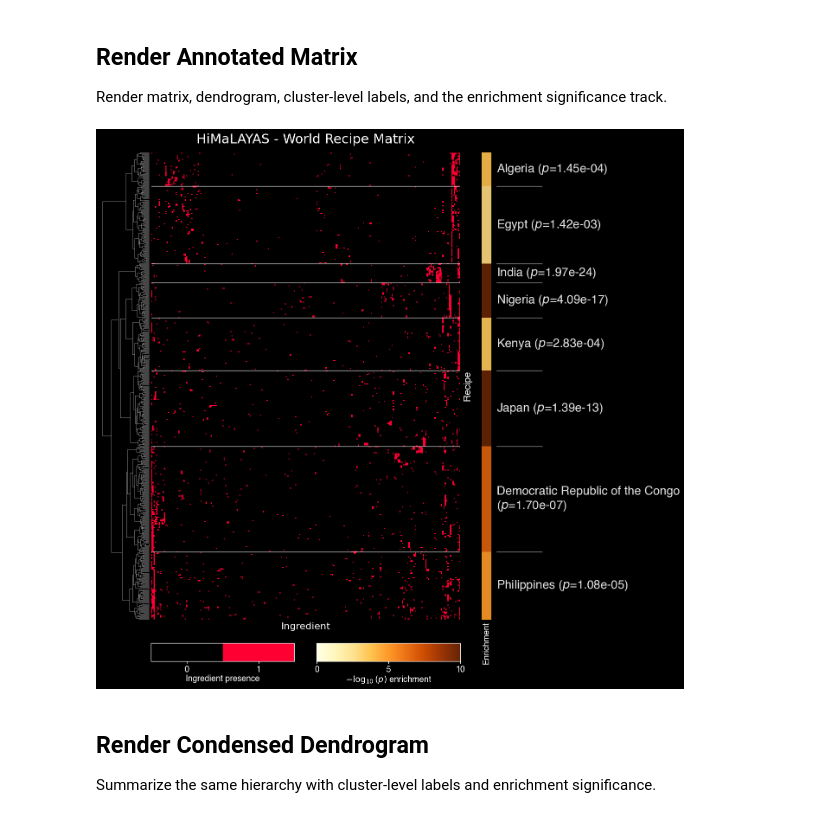
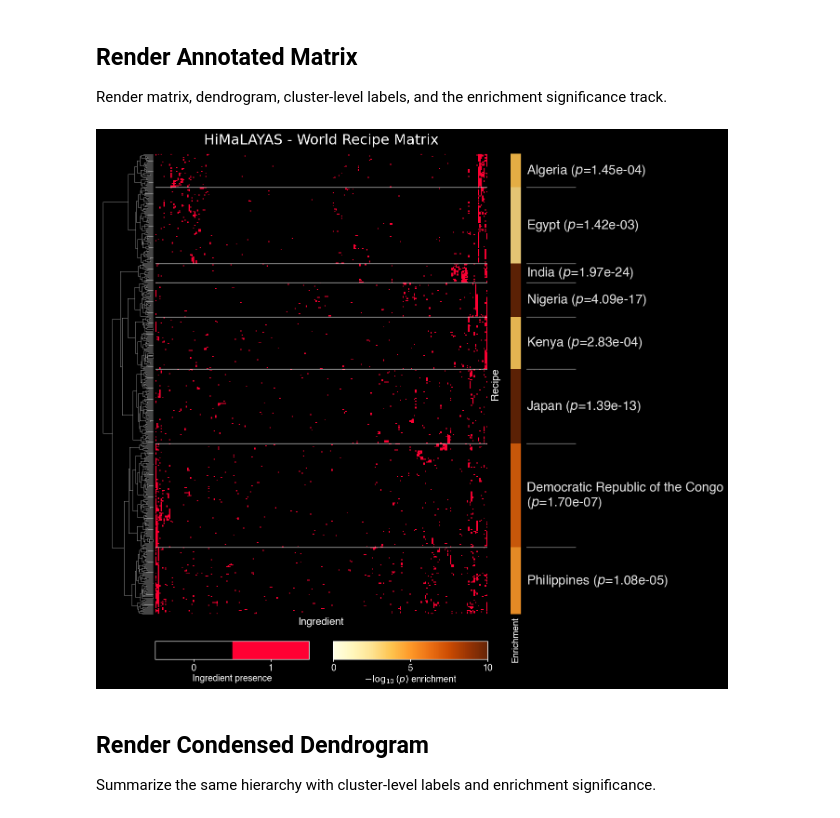
Before and after one commit to himalayas-base/himalayas-publication, a Jupyter notebook: supp_fig_2.ipynb, the cells around one changed output. Drawn from its saved outputs; the diff is of its cells as text; code cells hidden in the pictures.

```diff
--- a/supp_fig_2.ipynb
+++ b/supp_fig_2.ipynb
@@ -343,6 +343,7 @@ plotter = (
     .plot_title(
         "HiMaLAYAS - World Recipe Matrix",
         color=LABEL_COLOR,
+        font=FONT,
         fontsize=22,
     )
     .plot_dendrogram(
@@ -355,7 +356,7 @@ plotter = (
         cmap=matrix_cmap,
         vmin=0,
         vmax=1,
-        figsize=(13, 12),
+        figsize=(13, 11),
         subplots_adjust={
             "left": 0.15,
             "right": 0.70,
@@ -366,6 +367,7 @@ plotter = (
     .plot_matrix_axis_labels(
         xlabel="Ingredient",
         ylabel="Recipe",
+        font=FONT,
         fontsize=16,
         color=LABEL_COLOR,
         xlabel_pad=4.5,
@@ -427,35 +429,35 @@ plotter = (
     .add_colorbar(
         name="enrichment",
         cmap="YlOrBr",
         norm=enrichment_norm,
         label=r"$-\log_{10}(p)$ enrichment",
         ticks=[0, 5, 10],
     )
     .plot_colorbars(
         ncols=2,
         height=0.035,
-        gap=0.045,
+        gap=0.0525,
         hpad=0.04,
         vpad=0.00,
         fontsize=14,
         font=FONT,
         color=LABEL_COLOR,
         border_color=LABEL_COLOR,
         border_width=1.0,
         border_alpha=0.9,
         tick_decimals=2,
     )
 )
 
 plotter.save(
     PNG_DIR / "world_recipe_matrix.png",
     dpi=300,
     bbox_inches="tight",
     pad_inches=0.02,
 )
 plotter.show()
 # %% [output]
-[figure, old version]
+[figure, new version]
 # %% [markdown]
 ## Render Condensed Dendrogram
 
```
Also changed, not shown: parts of 1 cell of this notebook, 2 other files.
